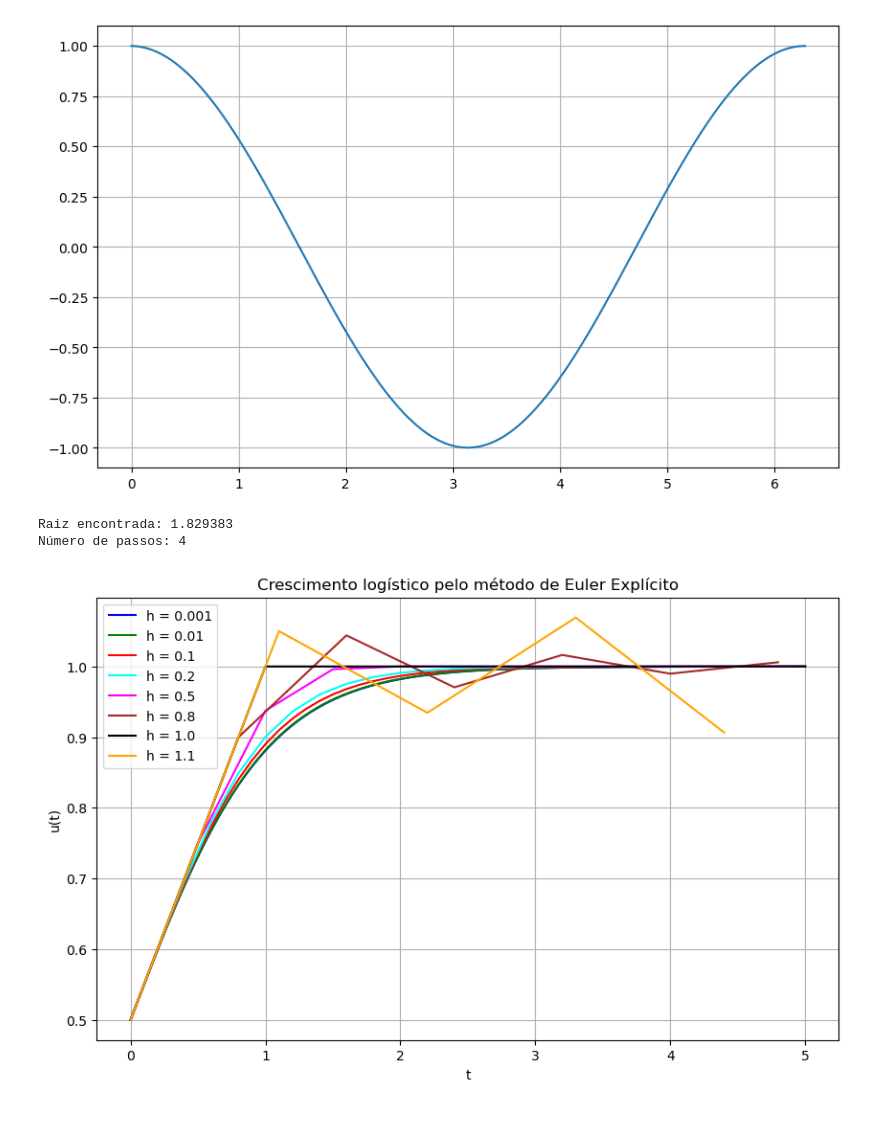
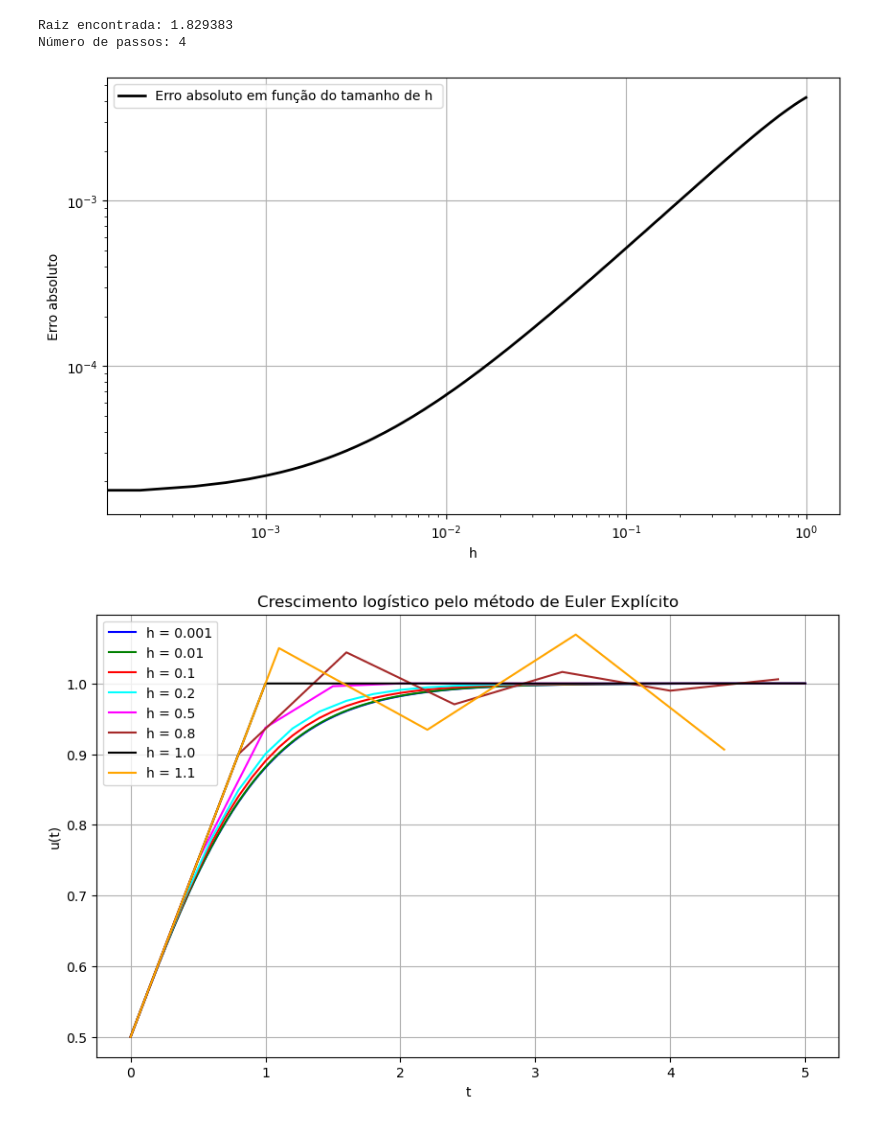
Before and after one commit to Heitor-CC/Trabalho1_MetodosNumericos, a Jupyter notebook: trabalho1_CalculoNumerico.ipynb, the cells around one changed output. Saved outputs shown, nothing was run; the diff lists cells and outputs as text; code cells hidden in the pictures.

```diff
--- a/trabalho1_CalculoNumerico.ipynb
+++ b/trabalho1_CalculoNumerico.ipynb
@@ -1,27 +1,3 @@
-# %%
-#exercico 1
-from math import sin,cos,pi
-import numpy as np
-import matplotlib.pyplot as plt
-
-def f(x): #funcao desejada
-    return sin(x)
-
-n = 5000
-x = np.linspace(0,2*pi,n)
-h = 0.01
-
-solucao = np.zeros(n)
-
-for i in range(n-1):
-    solucao[i] = (f(x[i]+h)-f(x[i]))/h
-
-solucao[-1] = solucao[-2]
-plt.figure(figsize=(10,6))
-plt.plot(x,solucao)
-plt.grid(True)
-# %% [output]
-[figure, removed]
 # %%
 #Exercício 2
 
@@ -60,6 +36,44 @@ print(f"Raiz encontrada: {raiz:.6f}\nNúmero de passos: {passos}")
 # %% [output]
 Raiz encontrada: 1.829383
 Número de passos: 4
+# %%
+#exercico 1
+from math import sin,cos,pi
+import numpy as np
+import matplotlib.pyplot as plt
+
+def f(x): #funcao desejada
+    return sin(x)
+
+def g(x): #derivada da funcao exata
+    return cos(x)
+
+n = 5000
+x = np.linspace(0,1,n)
+h = 0.01
+x0 = g(1) #ponto dado x = 1
+solucao = np.zeros(n)
+solucao[0] = x0
+h_plotagem = np.linspace(0,1,n)
+erro = np.zeros(n)
+for i in range(n-1):
+    solucao[i] = (f(x[i]+h)-f(x[i]))/h
+    erro[i] = np.abs(solucao[i]-g(x[i]))
+
+solucao[-1] = solucao[-2] #correcao do ultimo valor
+erro[-1] = erro[-2]
+
+plt.figure(figsize=(10,6))
+plt.plot(h_plotagem,erro,label='Erro absoluto em função do tamanho de h ', color='black', linewidth=2)
+plt.grid(True)
+plt.xlabel('h')
+plt.ylabel('Erro absoluto')
+plt.yscale('log')
+plt.xscale('log')
+plt.legend()
+plt.show()
+# %% [output]
+[figure, added]
 # %%
 #Exercício 3, euler explícito
 
```
